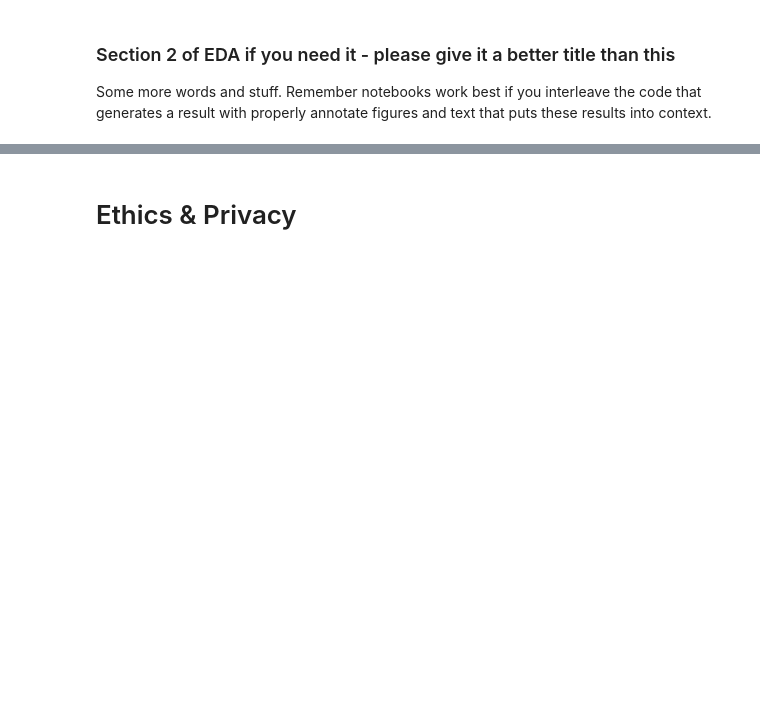
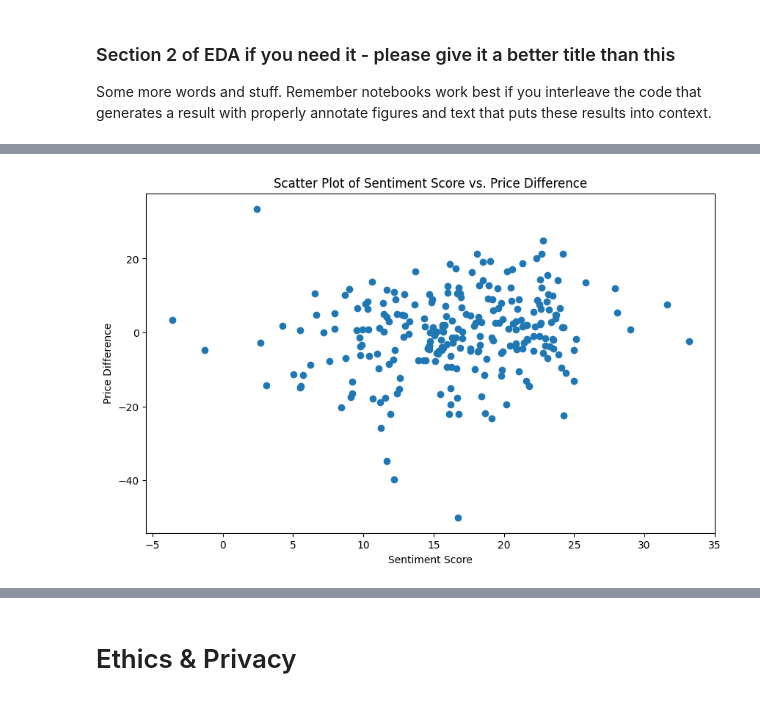
Before and after one commit to theTY2002/COGS-108-Final-Project, a Jupyter notebook: EDACheckpoint_Group116_FA23.ipynb, the cells around one changed output, grey strips where cells are left out. Drawn from its saved outputs; the diff is of its cells as text; code cells hidden in the pictures; blank space fills up the shorter version.

```diff
--- a/EDACheckpoint_Group116_FA23.ipynb
+++ b/EDACheckpoint_Group116_FA23.ipynb
@@ -620,0 +616,9 @@ plt.plot(x.values,y.values,label='Sentimental Score per day')
+# %%
+plt.figure(figsize=(10, 6))
+plt.scatter(tweet_tesla['sentimental score'].values, tweet_tesla['Price Difference'].values)
+plt.xlabel('Sentiment Score')
+plt.ylabel('Price Difference')
+plt.title('Scatter Plot of Sentiment Score vs. Price Difference')
+plt.show()
+# %% [output]
+[figure, added]
```
Also changed, not shown: parts of 13 cells of this notebook.
